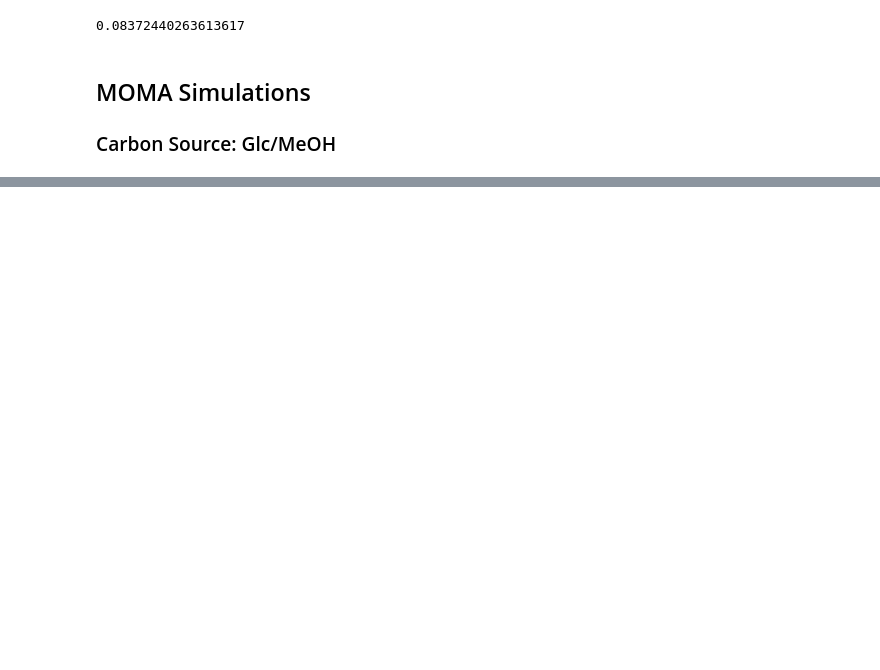
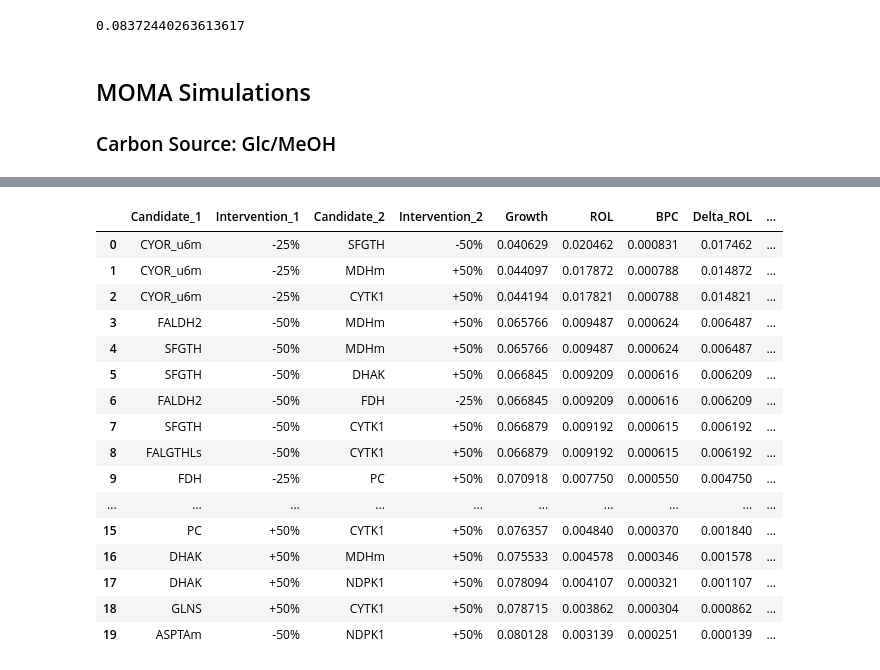
Before and after one commit to EricAntonGarcia/AlgorithmsRPP, a Jupyter notebook: Sensitive reactions to RPP algorithm.ipynb, the cells around one changed output, grey strips where cells are left out. Saved outputs shown, nothing was run; the diff lists cells and outputs as text; code cells hidden in the pictures; blank space fills up the shorter version.

```diff
--- a/Sensitive reactions to RPP algorithm.ipynb
+++ b/Sensitive reactions to RPP algorithm.ipynb
@@ -245,3 +247,5 @@ pfba_WT = cobra.flux_analysis.pfba(model)
+# %%
+pfba_WT_RolProd = cobra.flux_analysis.pfba(model)
 # %%
 pfba_WT.fluxes['Ex_rol']
 # %% [output]
@@ -394,0 +1382,97 @@ Saved 558 active reactions.
+# %%
+# ============================================================
+# ITERATION 1
+# ============================================================
+
+N_COMBINATIONS = 20
+
+# Generate all possible candidate pairs
+all_pairs = list(
+    combinations(
+        population.index,
+        2
+    )
+)
+
+# Randomly select 20
+
+if len(all_pairs) > N_COMBINATIONS:
+    selected_pairs = random.sample(
+        all_pairs,
+        N_COMBINATIONS
+    )
+else:
+    selected_pairs = all_pairs
+
+
+# ============================================================
+# TEST PAIRS
+# ============================================================
+
+generation_results = []
+
+for idx_1, idx_2 in selected_pairs:
+
+    candidate_1 = population.loc[idx_1]
+    candidate_2 = population.loc[idx_2]
+
+    result = test_combination(
+        candidate_1,
+        candidate_2
+    )
+
+    generation_results.append(result)
+
+
+generation_results = pd.DataFrame(
+    generation_results
+)
+
+
+# ============================================================
+# RANK BY BPC
+# ============================================================
+
+generation_results = generation_results.sort_values(
+    "BPC",
+    ascending=False
+).reset_index(drop=True)
+
+
+# ============================================================
+# DISPLAY
+# ============================================================
+
+display(
+    generation_results[
+        [
+            "Candidate_1",
+            "Intervention_1",
+            "Candidate_2",
+            "Intervention_2",
+            "Growth",
+            "ROL",
+            "BPC",
+            "Delta_ROL",
+            "Beneficial"
+        ]
+    ]
+)
+# %% [output]
+|  | Candidate_1 | Intervention_1 | Candidate_2 | Intervention_2 | Growth | ROL | BPC | Delta_ROL | ... |
+| 0 | CYOR_u6m | -25% | SFGTH | -50% | 0.040629 | 0.020462 | 0.000831 | 0.017462 | ... |
+| 1 | CYOR_u6m | -25% | MDHm | +50% | 0.044097 | 0.017872 | 0.000788 | 0.014872 | ... |
+| 2 | CYOR_u6m | -25% | CYTK1 | +50% | 0.044194 | 0.017821 | 0.000788 | 0.014821 | ... |
+| 3 | FALDH2 | -50% | MDHm | +50% | 0.065766 | 0.009487 | 0.000624 | 0.006487 | ... |
+| 4 | SFGTH | -50% | MDHm | +50% | 0.065766 | 0.009487 | 0.000624 | 0.006487 | ... |
+| 5 | SFGTH | -50% | DHAK | +50% | 0.066845 | 0.009209 | 0.000616 | 0.006209 | ... |
+| 6 | FALDH2 | -50% | FDH | -25% | 0.066845 | 0.009209 | 0.000616 | 0.006209 | ... |
+| 7 | SFGTH | -50% | CYTK1 | +50% | 0.066879 | 0.009192 | 0.000615 | 0.006192 | ... |
+| 8 | FALGTHLs | -50% | CYTK1 | +50% | 0.066879 | 0.009192 | 0.000615 | 0.006192 | ... |
+| 9 | FDH | -25% | PC | +50% | 0.070918 | 0.007750 | 0.000550 | 0.004750 | ... |
+| ... | ... | ... | ... | ... | ... | ... | ... | ... | ... |
+| 15 | PC | +50% | CYTK1 | +50% | 0.076357 | 0.004840 | 0.000370 | 0.001840 | ... |
+| 16 | DHAK | +50% | MDHm | +50% | 0.075533 | 0.004578 | 0.000346 | 0.001578 | ... |
+| 17 | DHAK | +50% | NDPK1 | +50% | 0.078094 | 0.004107 | 0.000321 | 0.001107 | ... |
+| 18 | GLNS | +50% | CYTK1 | +50% | 0.078715 | 0.003862 | 0.000304 | 0.000862 | ... |
+| 19 | ASPTAm | -50% | NDPK1 | +50% | 0.080128 | 0.003139 | 0.000251 | 0.000139 | ... |
```
Also changed, not shown: parts of 22 cells of this notebook, 13 other files.
